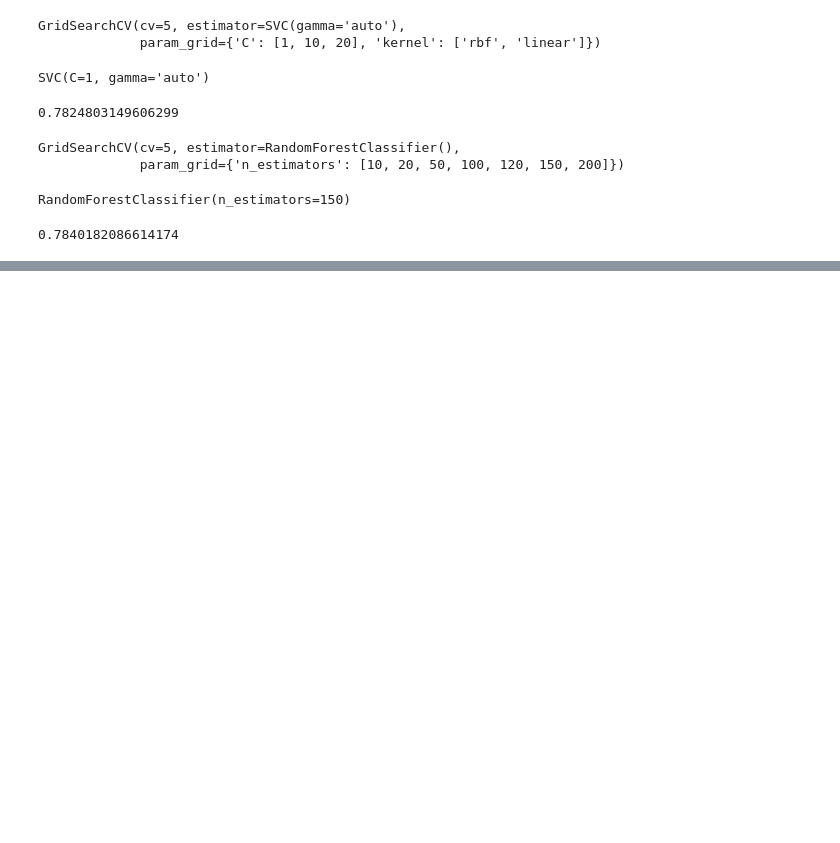
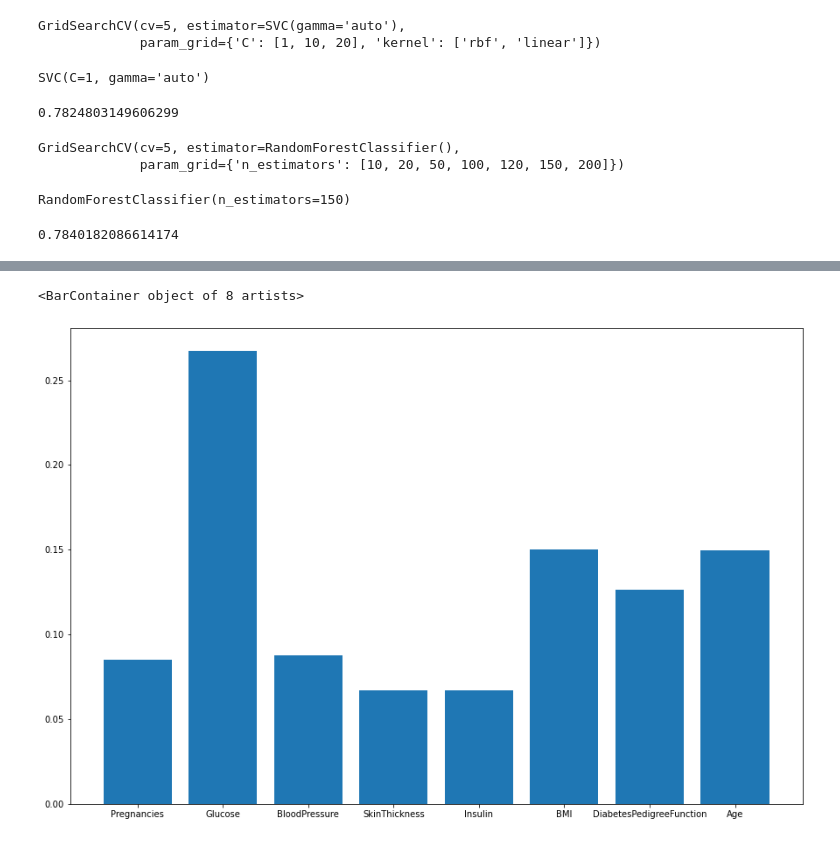
Before and after one commit to kevoinno/data-science-projects, a Jupyter notebook: diabetes-analysis/diabetes-analysis.ipynb, the cells around one changed output, grey strips where cells are left out. Cells and saved outputs as stored; diff of their text form; code cells hidden in the pictures; blank space fills up the shorter version.

Commit message:
feature importance

```diff
--- a/diabetes-analysis/diabetes-analysis.ipynb
+++ b/diabetes-analysis/diabetes-analysis.ipynb
@@ -257,3 +257,7 @@ RandomForestClassifier(n_estimators=150)
 clf.best_score_
 # %% [output]
 0.7840182086614174
+# %%
+#feature importance
+feature_importances = clf.best_estimator_.feature_importances_
+feature_importances
@@ -259,0 +279,7 @@ clf.best_score_
+# %%
+fig, ax = plt.subplots(figsize=(15, 10))
+plt.bar(x = X.columns, height = feature_importances.tolist())
+#Glucose, BMI, DiabetesPedigreeFunction, and Age were the most important features
+# %% [output]
+<BarContainer object of 8 artists>
+[figure, added]
```
Also changed, not shown: parts of 2 cells of this notebook.
